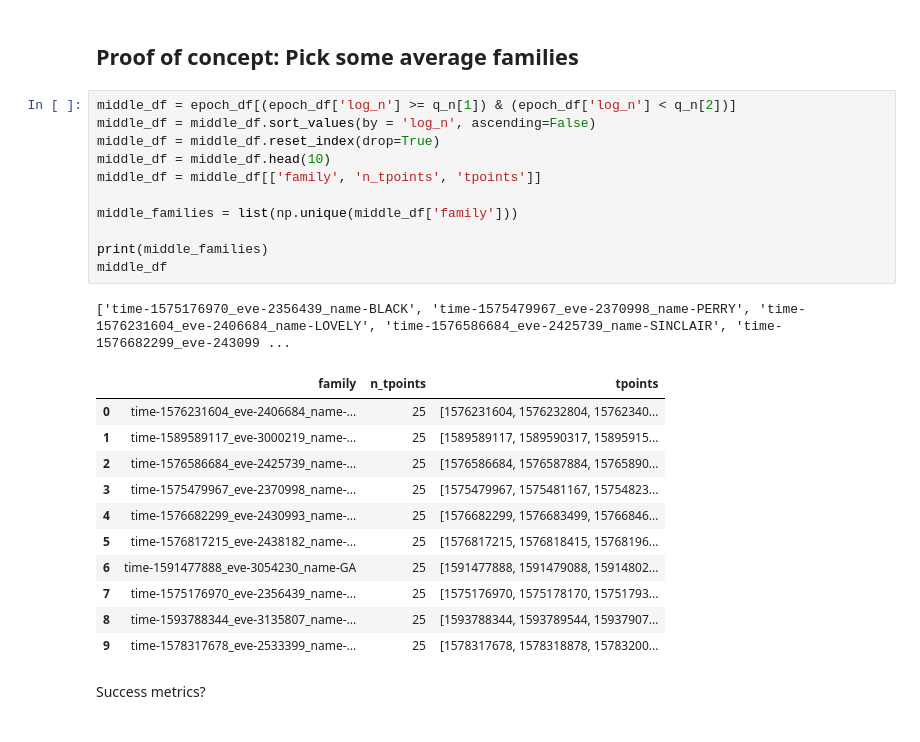
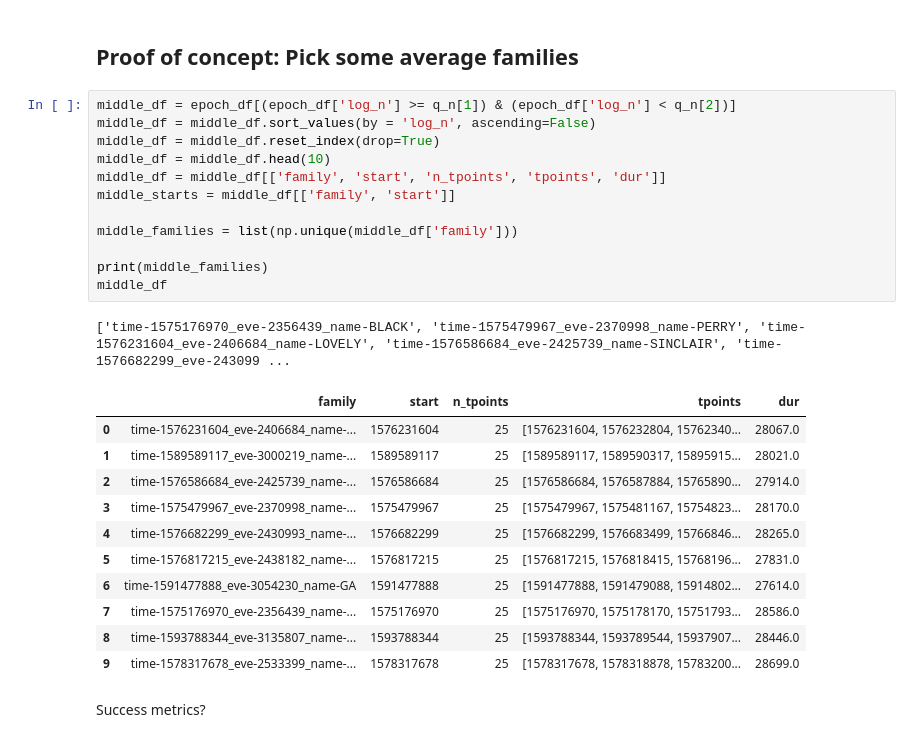
Before and after one commit to nataliavelez/OneHourOneLife, a Jupyter notebook: 5_longitudinal/5_2_repertoire_inputs.ipynb, the cells around one changed output. Saved outputs shown, nothing was run; the diff lists cells and outputs as text.

```diff
--- a/5_longitudinal/5_2_repertoire_inputs.ipynb
+++ b/5_longitudinal/5_2_repertoire_inputs.ipynb
@@ -120,27 +120,28 @@ for q in q_n:
 # %%
 middle_df = epoch_df[(epoch_df['log_n'] >= q_n[1]) & (epoch_df['log_n'] < q_n[2])]
 middle_df = middle_df.sort_values(by = 'log_n', ascending=False)
 middle_df = middle_df.reset_index(drop=True)
 middle_df = middle_df.head(10)
-middle_df = middle_df[['family', 'n_tpoints', 'tpoints']]
+middle_df = middle_df[['family', 'start', 'n_tpoints', 'tpoints', 'dur']]
+middle_starts = middle_df[['family', 'start']]
 
 middle_families = list(np.unique(middle_df['family']))
 
 print(middle_families)
 middle_df
 # %% [output]
 ['time-1575176970_eve-2356439_name-BLACK', 'time-1575479967_eve-2370998_name-PERRY', 'time-1576231604_eve-2406684_name-LOVELY', 'time-1576586684_eve-2425739_name-SINCLAIR', 'time-1576682299_eve-243099 ...
-|  | family | n_tpoints | tpoints |
-| 0 | time-1576231604_eve-2406684_name-... | 25 | [1576231604, 1576232804, 15762340... |
-| 1 | time-1589589117_eve-3000219_name-... | 25 | [1589589117, 1589590317, 15895915... |
-| 2 | time-1576586684_eve-2425739_name-... | 25 | [1576586684, 1576587884, 15765890... |
-| 3 | time-1575479967_eve-2370998_name-... | 25 | [1575479967, 1575481167, 15754823... |
-| 4 | time-1576682299_eve-2430993_name-... | 25 | [1576682299, 1576683499, 15766846... |
-| 5 | time-1576817215_eve-2438182_name-... | 25 | [1576817215, 1576818415, 15768196... |
-| 6 | time-1591477888_eve-3054230_name-GA | 25 | [1591477888, 1591479088, 15914802... |
-| 7 | time-1575176970_eve-2356439_name-... | 25 | [1575176970, 1575178170, 15751793... |
-| 8 | time-1593788344_eve-3135807_name-... | 25 | [1593788344, 1593789544, 15937907... |
-| 9 | time-1578317678_eve-2533399_name-... | 25 | [1578317678, 1578318878, 15783200... |
+|  | family | start | n_tpoints | tpoints | dur |
+| 0 | time-1576231604_eve-2406684_name-... | 1576231604 | 25 | [1576231604, 1576232804, 15762340... | 28067.0 |
+| 1 | time-1589589117_eve-3000219_name-... | 1589589117 | 25 | [1589589117, 1589590317, 15895915... | 28021.0 |
+| 2 | time-1576586684_eve-2425739_name-... | 1576586684 | 25 | [1576586684, 1576587884, 15765890... | 27914.0 |
+| 3 | time-1575479967_eve-2370998_name-... | 1575479967 | 25 | [1575479967, 1575481167, 15754823... | 28170.0 |
+| 4 | time-1576682299_eve-2430993_name-... | 1576682299 | 25 | [1576682299, 1576683499, 15766846... | 28265.0 |
+| 5 | time-1576817215_eve-2438182_name-... | 1576817215 | 25 | [1576817215, 1576818415, 15768196... | 27831.0 |
+| 6 | time-1591477888_eve-3054230_name-GA | 1591477888 | 25 | [1591477888, 1591479088, 15914802... | 27614.0 |
+| 7 | time-1575176970_eve-2356439_name-... | 1575176970 | 25 | [1575176970, 1575178170, 15751793... | 28586.0 |
+| 8 | time-1593788344_eve-3135807_name-... | 1593788344 | 25 | [1593788344, 1593789544, 15937907... | 28446.0 |
+| 9 | time-1578317678_eve-2533399_name-... | 1578317678 | 25 | [1578317678, 1578318878, 15783200... | 28699.0 |
 # %% [markdown]
 Success metrics?
 # %%
```
Also changed, not shown: parts of 10 cells of this notebook, 3 other files.
